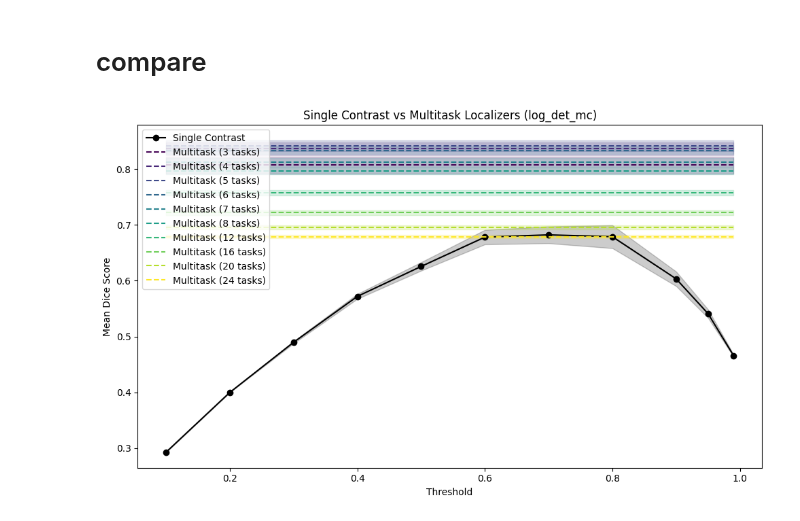
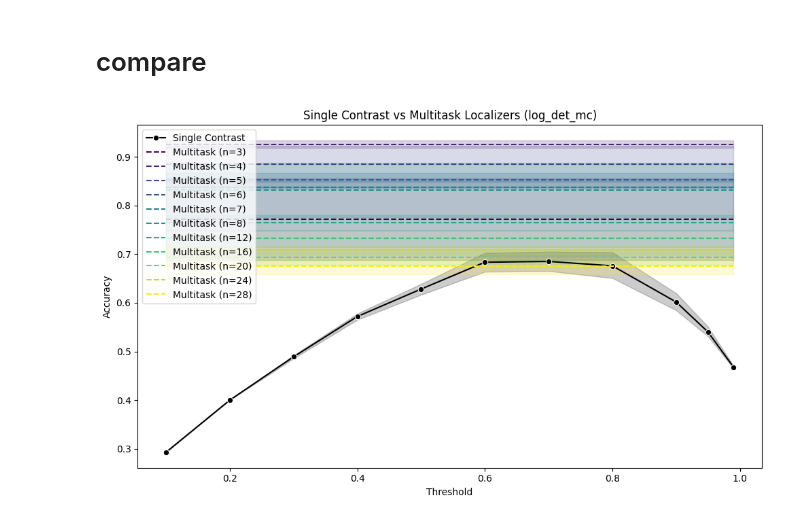
Before and after one commit to DiedrichsenLab/OptimalBattery, a Jupyter notebook: notebooks/9.sim_singlevsmulti.ipynb, the cells around one changed output. Cells and saved outputs as stored; diff of their text form; code cells hidden in the pictures.

```diff
--- a/notebooks/9.sim_singlevsmulti.ipynb
+++ b/notebooks/9.sim_singlevsmulti.ipynb
@@ -67,10 +67,7 @@ plot_Us(U_true_5.cpu().numpy(), title = 'True U')
 # %% [markdown]
 for the evaluations we will need to compare resulting Uhats to a Utrue and the U true needs to be collapsed into only the parcel of interest (parcel 5 and everything else)
 # %%
-everything_else = U_true_5[ :4, :].sum(dim=0, keepdim=True)
-parcel_of_interest = U_true_5[ 4:, :]
-collapsed_U_true = pt.cat([everything_else, parcel_of_interest], dim=0).to(device)
-
+collapsed_U_true = sim.collapse_U(U_true_5, target_parcel_idx=4)
 plot_Us(collapsed_U_true.cpu().numpy(), title='Collapsed U true')
 # %% [output]
 [figure]
@@ -130,16 +117,12 @@ summary_multi = filtered_multi.groupby('n_task')['accuracy'].agg(
 # %%
 thresholds = [0.1, 0.2, 0.3, 0.4, 0.5, 0.6, 0.7, 0.8, 0.9,0.95,0.99]
 # %%
-iteration_df_single = pd.DataFrame()
-for i in range(n_iter):
-    print(f'Iteration{i}')
-    results_df = sim.sim_single_contrast(num_task_lib = num_task_lib,
+D_single = sim.sim_single_contrast(num_task_lib = num_task_lib,
                             n_parcels = n_parcels,
                             U_true = U_true_5,
                             base_noise = base_noise,
                             max_battery_size = max(battery_sizes),
                             thresholds = thresholds,
                             U_true_collapsed = collapsed_U_true,
-                            seed = i)
-    results_df['iteration'] = i
-    iteration_df_single = pd.concat([iteration_df_single,results_df],axis=0)
+                            n_sim = 100)
+D_single.to_csv('localization_single_sim.tsv',index=False,sep='\t')
@@ -169,42 +136,47 @@ summary_df = iteration_df_single.groupby(['threshold'])['accuracy'].agg(
 # %% [markdown]
 # compare
+# %%
+metric_of_interest = 'log_det_mc'
+D_multi_filtered = D_multi[D_multi['metric'] == metric_of_interest]
+summary_multi = D_multi_filtered.groupby('n_task')['accuracy'].agg(['mean', 'sem']).reset_index()
+summary_multi.columns = ['n_task', 'mean_accuracy', 'sem_accuracy']
 # %%
 plt.figure(figsize=(10, 6))
-
-# plit single first
-x = summary_df['threshold']
-y = summary_df['mean_accuracy']
-sem = summary_df['sem_accuracy']
-
-plt.plot(x, y, label='Single Contrast', marker='o', color='black')
-plt.fill_between(x, y - sem, y + sem, alpha=0.2, color='black')
+sns.lineplot(data=D_single,x="threshold", y="accuracy",label='Single Contrast',color='black',marker='o')
 
 
-# plot multi
+# add the multitask lines
 colors = cm.viridis(np.linspace(0, 1, len(summary_multi)))
-xmin, xmax = x.min(), x.max()
+xmin = min(D_single['threshold'])
+xmax = max(D_single['threshold'])
+
 for i, row in summary_multi.iterrows():
     mean = row['mean_accuracy']
     sem = row['sem_accuracy']
-    n_task = int(row['n_task'])
+    n_task = row['n_task']
 
-    # lines
-    plt.hlines(mean, xmin=xmin, xmax=xmax,
-               colors=colors[i], linestyles='dashed', label=f'Multitask ({n_task} tasks)')
+    plt.hlines(
+        y=mean,
+        xmin=xmin,
+        xmax=xmax,
+        colors=[colors[i]],
+        linestyles='dashed',
+        label=f'Multitask (n={int(n_task)})'
+    )
 
-    # sem
-    plt.fill_between([xmin, xmax],
-                     [mean - sem]*2,
-                     [mean + sem]*2,
-                     color=colors[i],
-                     alpha=0.2)
+    plt.fill_between(
+        [xmin, xmax],
+        [mean - sem],
+        [mean + sem],
+        color=colors[i],
+        alpha=0.2
+    )
 
-# Labels, legend, etc.
 plt.xlabel('Threshold')
-plt.ylabel('Mean Dice Score')
-plt.title('Single Contrast vs Multitask Localizers (log_det_mc)')
+plt.ylabel('Accuracy')
+plt.title(f'Single Contrast vs Multitask Localizers ({metric_of_interest})')
 plt.legend(loc='best')
 plt.tight_layout()
 plt.show()
 # %% [output]
-[figure, old version]
+[figure, new version]
```
Also changed, not shown: parts of 7 cells of this notebook, 3 other files.
